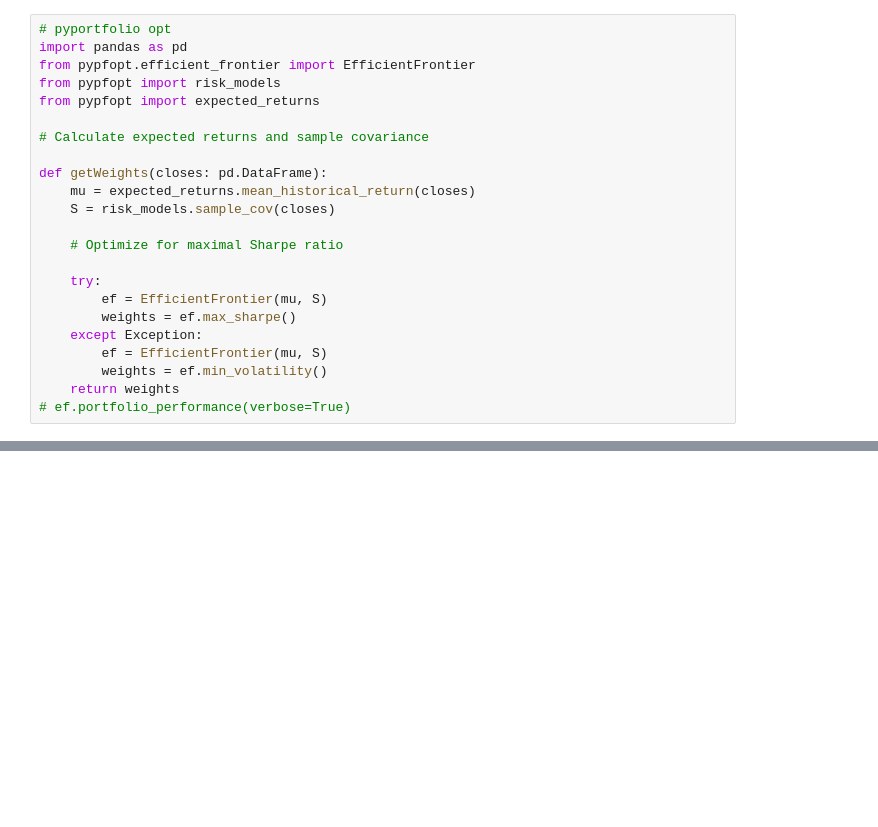
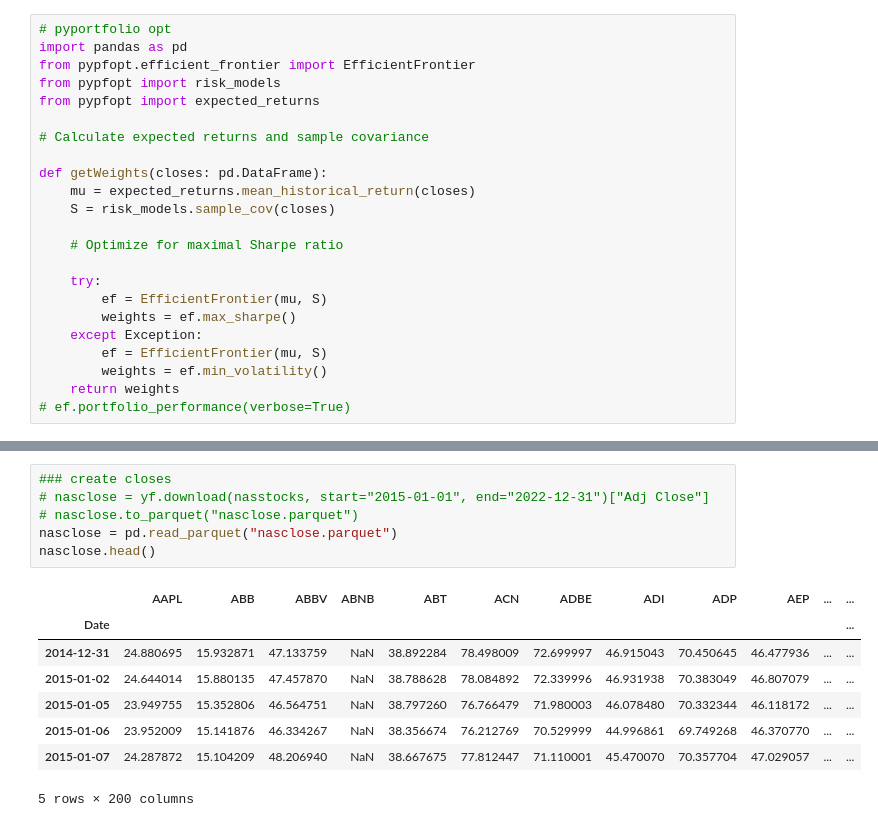
Before and after one commit to JustinGuese/tradingbot22-tradingbots, a Jupyter notebook: src/explore.ipynb, the cells around one changed output, grey strips where cells are left out. Drawn from its saved outputs; the diff is of its cells as text; blank space fills up the shorter version.

```diff
--- a/src/explore.ipynb
+++ b/src/explore.ipynb
@@ -149,0 +219,15 @@ plt.plot(portfolioTotalWorth)
+# %%
+### create closes
+# nasclose = yf.download(nasstocks, start="2015-01-01", end="2022-12-31")["Adj Close"]
+# nasclose.to_parquet("nasclose.parquet")
+nasclose = pd.read_parquet("nasclose.parquet")
+nasclose.head()
+# %% [output]
+|  | AAPL | ABB | ABBV | ABNB | ABT | ACN | ADBE | ADI | ADP | AEP | ... | ... |
+| Date |  |  |  |  |  |  |  |  |  |  |  | ... |
+| 2014-12-31 | 24.880695 | 15.932871 | 47.133759 | NaN | 38.892284 | 78.498009 | 72.699997 | 46.915043 | 70.450645 | 46.477936 | ... | ... |
+| 2015-01-02 | 24.644014 | 15.880135 | 47.457870 | NaN | 38.788628 | 78.084892 | 72.339996 | 46.931938 | 70.383049 | 46.807079 | ... | ... |
+| 2015-01-05 | 23.949755 | 15.352806 | 46.564751 | NaN | 38.797260 | 76.766479 | 71.980003 | 46.078480 | 70.332344 | 46.118172 | ... | ... |
+| 2015-01-06 | 23.952009 | 15.141876 | 46.334267 | NaN | 38.356674 | 76.212769 | 70.529999 | 44.996861 | 69.749268 | 46.370770 | ... | ... |
+| 2015-01-07 | 24.287872 | 15.104209 | 48.206940 | NaN | 38.667675 | 77.812447 | 71.110001 | 45.470070 | 70.357704 | 47.029057 | ... | ... |
+5 rows × 200 columns
```
Also changed, not shown: parts of 19 cells of this notebook, 7 other files.
